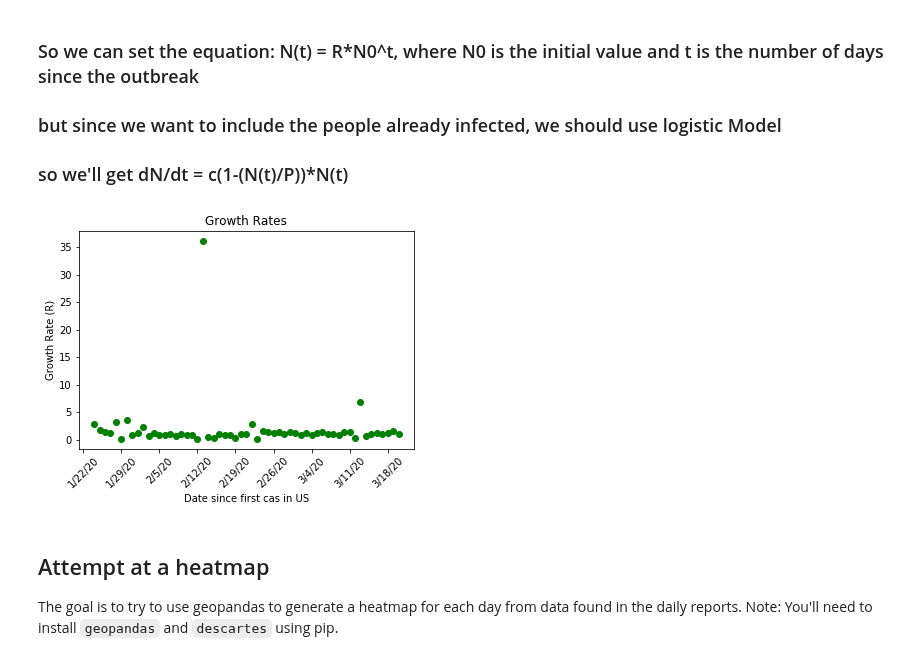
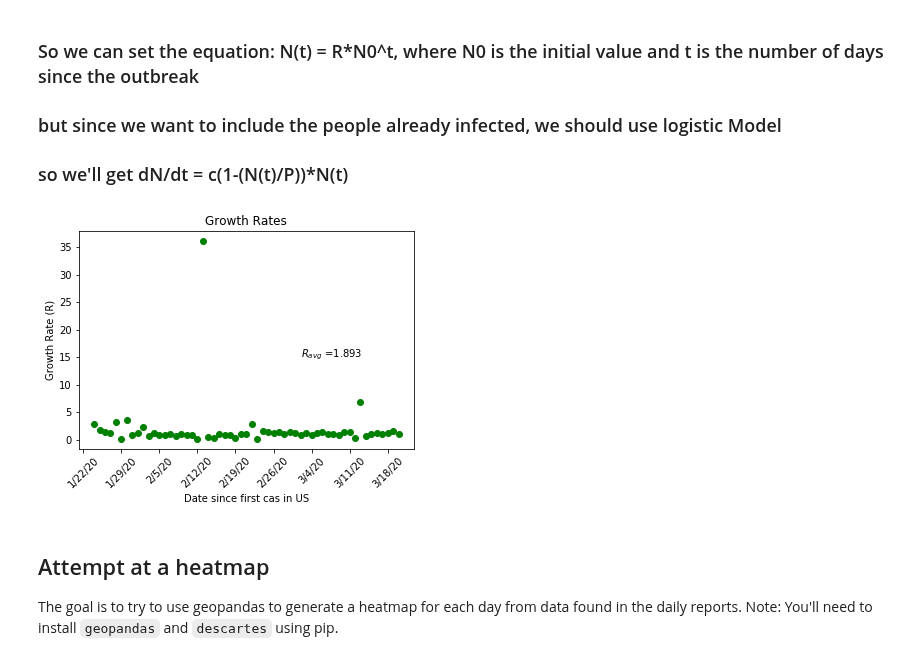
Before and after one commit to DrewRichard7/COVID19, a Jupyter notebook: sarscov2.ipynb, the cells around one changed output. Saved outputs shown, nothing was run; the diff lists cells and outputs as text; code cells hidden in the pictures.

Commit message:
Growth rates and plots

```diff
--- a/sarscov2.ipynb
+++ b/sarscov2.ipynb
@@ -114,34 +114,36 @@ from matplotlib import pyplot as plt
 
 try:
     confirmed_df = pd.read_csv(
         'COVID-19/csse_covid_19_data/csse_covid_19_time_series/time_series_19-covid-Confirmed.csv')
 except IOError:
     print("Dataset not available, please clone repo listed in README")
     exit()
 
 # Dropping all columns except dates
 df_world = confirmed_df.drop(columns=['Province/State', 'Country/Region', 'Lat', 'Long'])
 
 # summing data for each date
 world_column_totals = df_world.sum()
 
 #creating a new pandas DataFrame with World totals
 world_frame = {'World Total':world_column_totals}
 df_world = pd.DataFrame(world_frame)
 df_world['diff'] = df_world['World Total'].diff()
 df_world['shift'] = df_world['diff'].shift(1)
 df_world['R'] = df_world['diff']/df_world['shift']
 average_growth_rate = np.nanmean(df_world['R'])
+R_avg = round(average_growth_rate, 3)
 # print(average_growth_rate)
 fig = plt.figure()
 plt.title('Growth Rates')
 plt.xticks(np.arange(0,len(df_world),step=7), rotation=45)
 plt.xlabel('Date since first cas in US')
 plt.ylabel('Growth Rate (R)')
+plt.text(40,15,'$R_{avg}$ =' + str(R_avg))
 plt.plot(df_world['R'], 'go')
 plt.show()
 # %% [output]
-[figure, old version]
+[figure, new version]
 # %% [markdown]
 ## Attempt at a heatmap
 The goal is to try to use geopandas to generate a heatmap for each day from data found in the daily reports.
```
Also changed, not shown: 1 other file.
